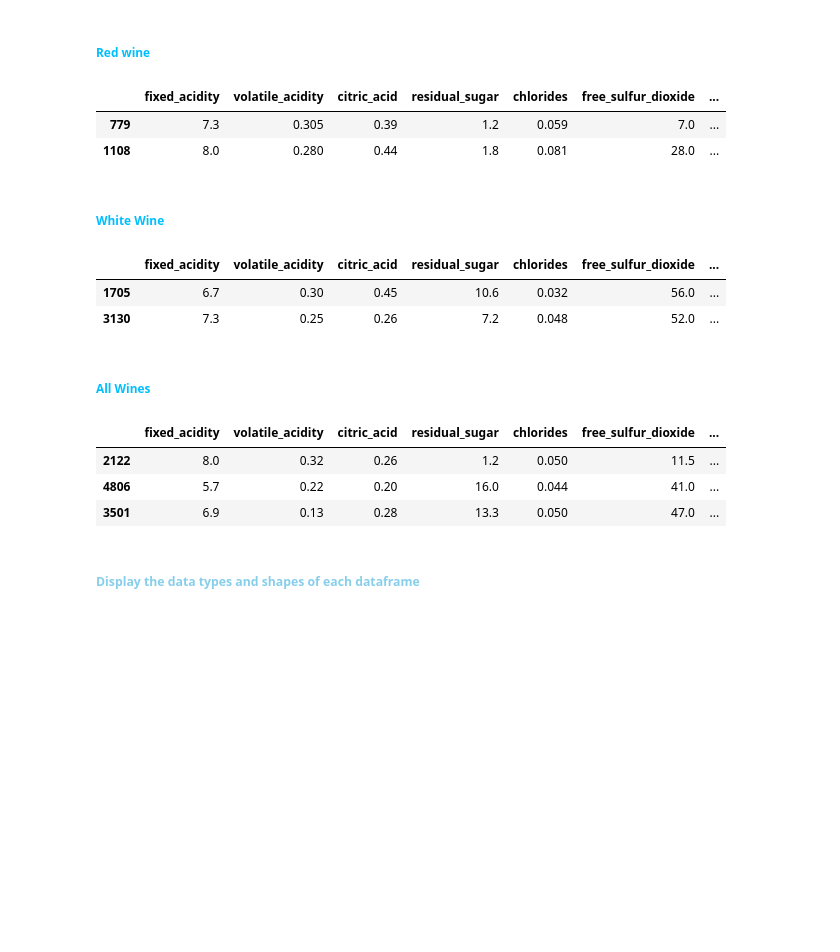
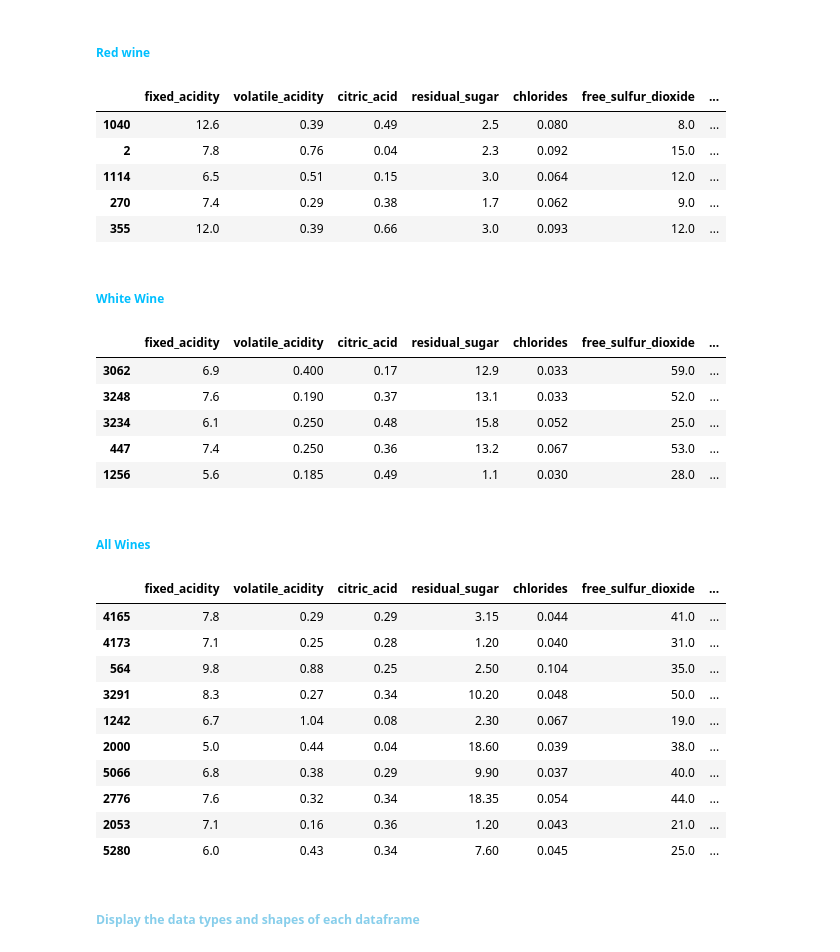
Before and after one commit to Shiihon/MiniProject_group15, a Jupyter notebook: MiniProject_2/Explore_data.ipynb, the cells around one changed output. Cells and saved outputs as stored; diff of their text form; code cells hidden in the pictures; blank space fills up the shorter version.

Commit message:
small fixes to sample amount

```diff
--- a/MiniProject_2/Explore_data.ipynb
+++ b/MiniProject_2/Explore_data.ipynb
@@ -23,28 +23,41 @@ df_all = df_all.drop(columns=['Unnamed: 0'])
 # %% [markdown]
 ###### <span style="color:#00bfff">Red wine</span>
 # %%
-df_red.sample(2)
+df_red.sample(5)
 # %% [output]
 |  | fixed_acidity | volatile_acidity | citric_acid | residual_sugar | chlorides | free_sulfur_dioxide | ... |
-| 779 | 7.3 | 0.305 | 0.39 | 1.2 | 0.059 | 7.0 | ... |
-| 1108 | 8.0 | 0.280 | 0.44 | 1.8 | 0.081 | 28.0 | ... |
+| 1040 | 12.6 | 0.39 | 0.49 | 2.5 | 0.080 | 8.0 | ... |
+| 2 | 7.8 | 0.76 | 0.04 | 2.3 | 0.092 | 15.0 | ... |
+| 1114 | 6.5 | 0.51 | 0.15 | 3.0 | 0.064 | 12.0 | ... |
+| 270 | 7.4 | 0.29 | 0.38 | 1.7 | 0.062 | 9.0 | ... |
+| 355 | 12.0 | 0.39 | 0.66 | 3.0 | 0.093 | 12.0 | ... |
 # %% [markdown]
 ###### <span style="color:#00bfff">White Wine</span>
 # %%
-df_white.sample(2)
+df_white.sample(5)
 # %% [output]
 |  | fixed_acidity | volatile_acidity | citric_acid | residual_sugar | chlorides | free_sulfur_dioxide | ... |
-| 1705 | 6.7 | 0.30 | 0.45 | 10.6 | 0.032 | 56.0 | ... |
-| 3130 | 7.3 | 0.25 | 0.26 | 7.2 | 0.048 | 52.0 | ... |
+| 3062 | 6.9 | 0.400 | 0.17 | 12.9 | 0.033 | 59.0 | ... |
+| 3248 | 7.6 | 0.190 | 0.37 | 13.1 | 0.033 | 52.0 | ... |
+| 3234 | 6.1 | 0.250 | 0.48 | 15.8 | 0.052 | 25.0 | ... |
+| 447 | 7.4 | 0.250 | 0.36 | 13.2 | 0.067 | 53.0 | ... |
+| 1256 | 5.6 | 0.185 | 0.49 | 1.1 | 0.030 | 28.0 | ... |
 # %% [markdown]
 ###### <span style="color:#00bfff">All Wines</span>
 # %%
-df_all.sample(3)
+df_all.sample(10)
 # %% [output]
 |  | fixed_acidity | volatile_acidity | citric_acid | residual_sugar | chlorides | free_sulfur_dioxide | ... |
-| 2122 | 8.0 | 0.32 | 0.26 | 1.2 | 0.050 | 11.5 | ... |
-| 4806 | 5.7 | 0.22 | 0.20 | 16.0 | 0.044 | 41.0 | ... |
-| 3501 | 6.9 | 0.13 | 0.28 | 13.3 | 0.050 | 47.0 | ... |
+| 4165 | 7.8 | 0.29 | 0.29 | 3.15 | 0.044 | 41.0 | ... |
+| 4173 | 7.1 | 0.25 | 0.28 | 1.20 | 0.040 | 31.0 | ... |
+| 564 | 9.8 | 0.88 | 0.25 | 2.50 | 0.104 | 35.0 | ... |
+| 3291 | 8.3 | 0.27 | 0.34 | 10.20 | 0.048 | 50.0 | ... |
+| 1242 | 6.7 | 1.04 | 0.08 | 2.30 | 0.067 | 19.0 | ... |
+| 2000 | 5.0 | 0.44 | 0.04 | 18.60 | 0.039 | 38.0 | ... |
+| 5066 | 6.8 | 0.38 | 0.29 | 9.90 | 0.037 | 40.0 | ... |
+| 2776 | 7.6 | 0.32 | 0.34 | 18.35 | 0.054 | 44.0 | ... |
+| 2053 | 7.1 | 0.16 | 0.36 | 1.20 | 0.043 | 21.0 | ... |
+| 5280 | 6.0 | 0.43 | 0.34 | 7.60 | 0.045 | 25.0 | ... |
 # %% [markdown]
 ##### <span style="color:#87CEEB">Display the data types and shapes of each dataframe</span>
 # %% [markdown]
```
Also changed, not shown: parts of 2 cells of this notebook.
